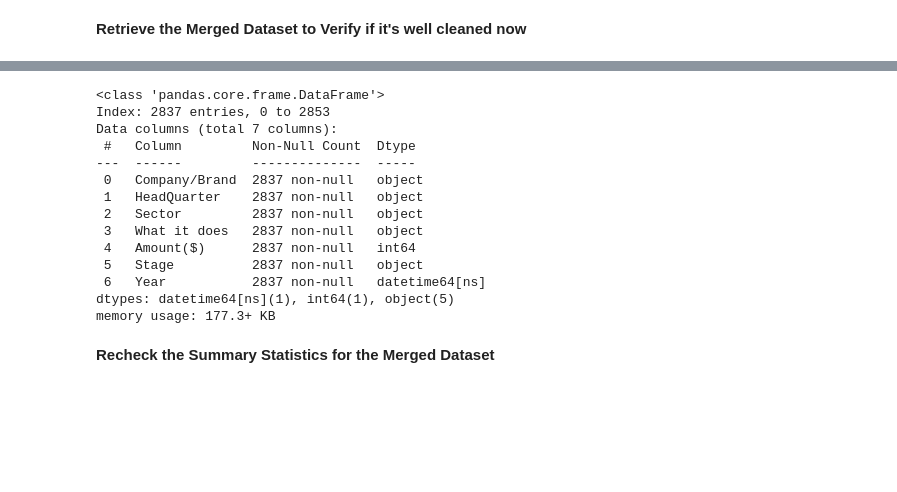
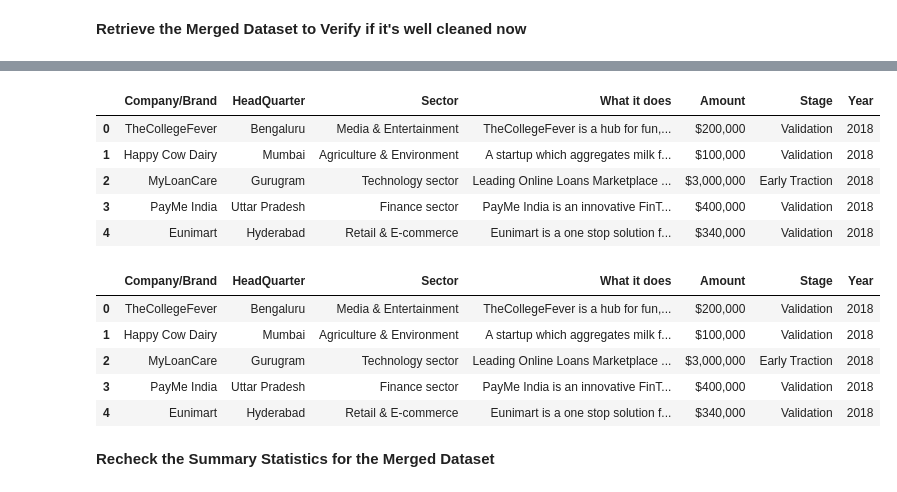
Before and after one commit to Wisdom-EdemD-rah/Indian-Startup-Ecosystem-Project, a Jupyter notebook: Notebooks/ISEP.ipynb, the cells around one changed output, grey strips where cells are left out. Drawn from its saved outputs; the diff is of its cells as text; code cells hidden in the pictures; blank space fills up the shorter version.

```diff
--- a/Notebooks/ISEP.ipynb
+++ b/Notebooks/ISEP.ipynb
@@ -2562,20 +2269,21 @@ df_merged.head()
 # %%
-df_merged.info()
+df_merged.head()
 # %% [output]
-<class 'pandas.core.frame.DataFrame'>
-Index: 2837 entries, 0 to 2853
-Data columns (total 7 columns):
- #   Column         Non-Null Count  Dtype
----  ------         --------------  -----
- 0   Company/Brand  2837 non-null   object
- 1   HeadQuarter    2837 non-null   object
- 2   Sector         2837 non-null   object
- 3   What it does   2837 non-null   object
- 4   Amount($)      2837 non-null   int64
- 5   Stage          2837 non-null   object
- 6   Year           2837 non-null   datetime64[ns]
-dtypes: datetime64[ns](1), int64(1), object(5)
-memory usage: 177.3+ KB
+|  | Company/Brand | HeadQuarter | Sector | What it does | Amount | Stage | Year |
+| 0 | TheCollegeFever | Bengaluru | Media & Entertainment | TheCollegeFever is a hub for fun,... | $200,000 | Validation | 2018 |
+| 1 | Happy Cow Dairy | Mumbai | Agriculture & Environment | A startup which aggregates milk f... | $100,000 | Validation | 2018 |
+| 2 | MyLoanCare | Gurugram | Technology sector | Leading Online Loans Marketplace ... | $3,000,000 | Early Traction | 2018 |
+| 3 | PayMe India | Uttar Pradesh | Finance sector | PayMe India is an innovative FinT... | $400,000 | Validation | 2018 |
+| 4 | Eunimart | Hyderabad | Retail & E-commerce | Eunimart is a one stop solution f... | $340,000 | Validation | 2018 |
+# %%
+df_merged.tail()
+# %% [output]
+|  | Company/Brand | HeadQuarter | Sector | What it does | Amount | Stage | Year |
+| 0 | TheCollegeFever | Bengaluru | Media & Entertainment | TheCollegeFever is a hub for fun,... | $200,000 | Validation | 2018 |
+| 1 | Happy Cow Dairy | Mumbai | Agriculture & Environment | A startup which aggregates milk f... | $100,000 | Validation | 2018 |
+| 2 | MyLoanCare | Gurugram | Technology sector | Leading Online Loans Marketplace ... | $3,000,000 | Early Traction | 2018 |
+| 3 | PayMe India | Uttar Pradesh | Finance sector | PayMe India is an innovative FinT... | $400,000 | Validation | 2018 |
+| 4 | Eunimart | Hyderabad | Retail & E-commerce | Eunimart is a one stop solution f... | $340,000 | Validation | 2018 |
 # %% [markdown]
 **Recheck the Summary Statistics for the Merged Dataset**
 # %%
```
Also changed, not shown: parts of 89 cells of this notebook, 1 other file.
